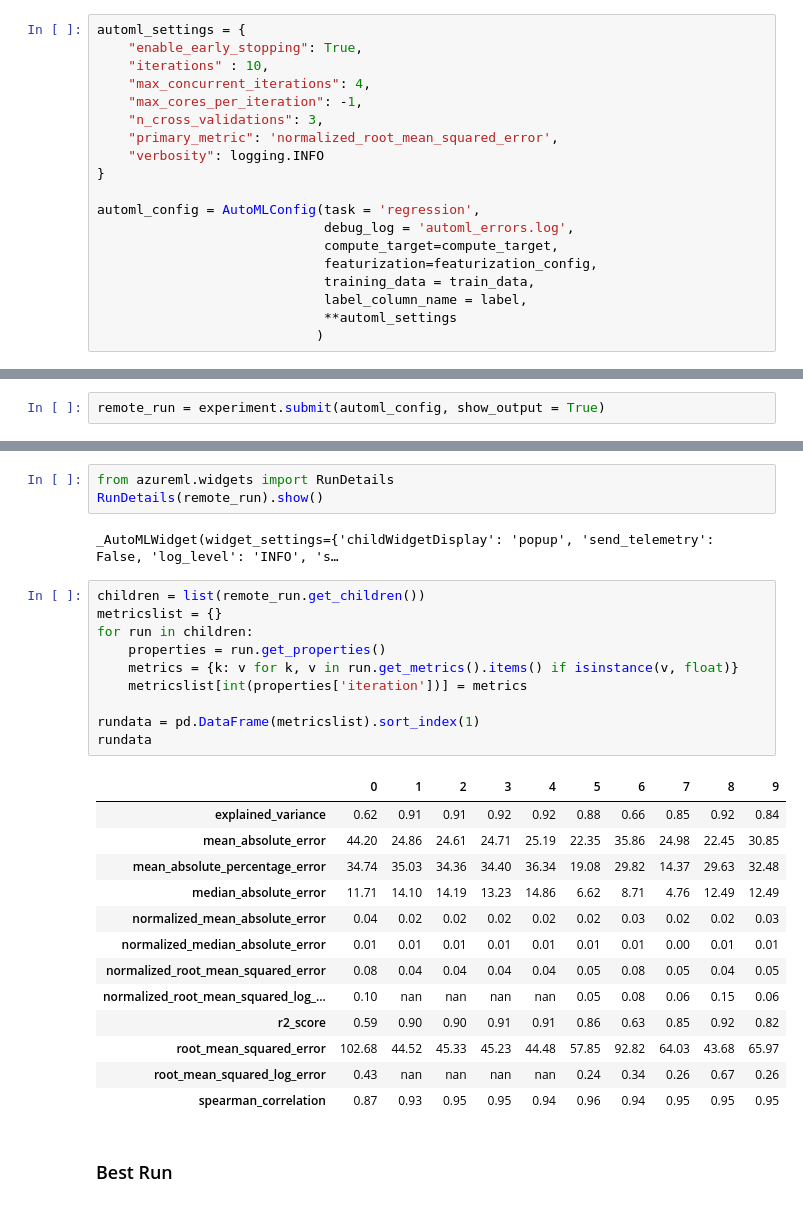
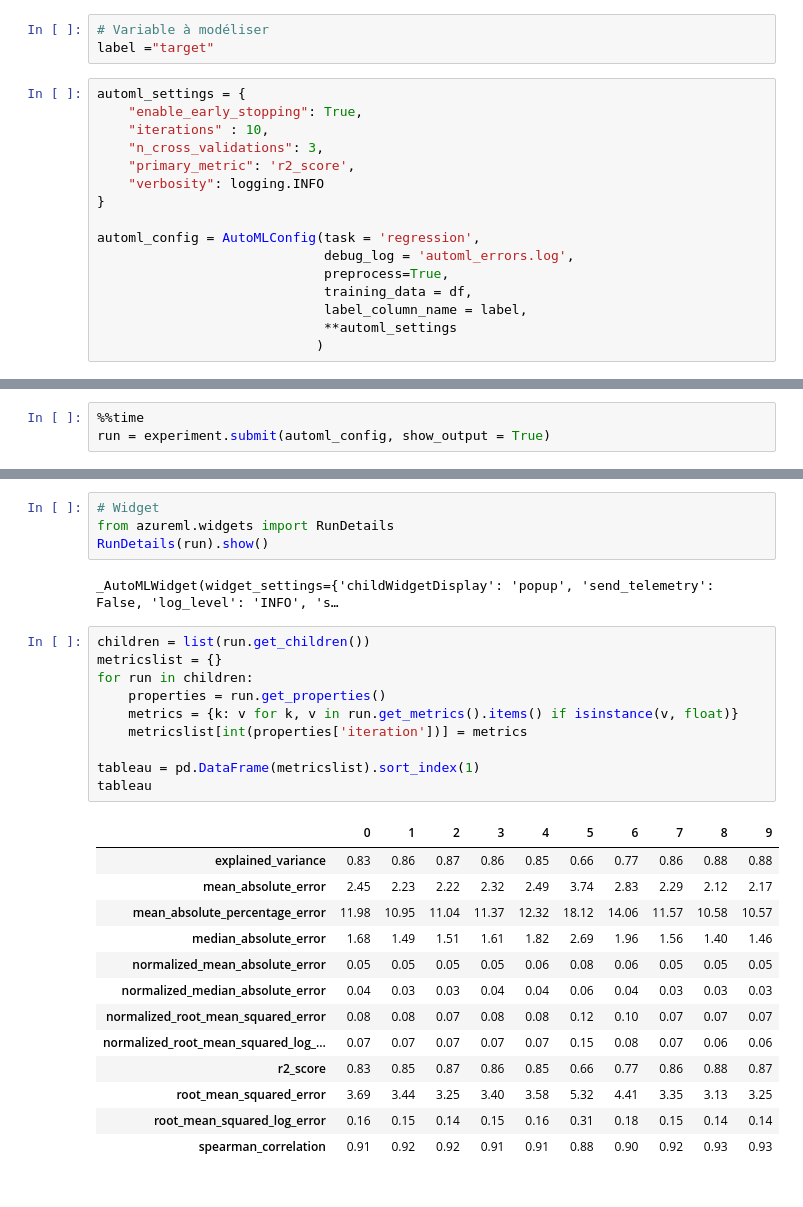
Before and after one commit to retkowsky/WorkshopAML2020, a Jupyter notebook: 3 AutoML Regression.ipynb, the cells around one changed output, grey strips where cells are left out. Saved outputs shown, nothing was run; the diff lists cells and outputs as text.

```diff
--- a/3 AutoML Regression.ipynb
+++ b/3 AutoML Regression.ipynb
@@ -166,24 +138,25 @@ featurization_config.add_transformer_params('Imputer', ['PRP'], {"strategy": "mo
+# %%
+# Variable à modéliser
+label ="target"
 # %%
 automl_settings = {
     "enable_early_stopping": True,
     "iterations" : 10,
-    "max_concurrent_iterations": 4,
-    "max_cores_per_iteration": -1,
     "n_cross_validations": 3,
-    "primary_metric": 'normalized_root_mean_squared_error',
+    "primary_metric": 'r2_score',
     "verbosity": logging.INFO
 }
 
 automl_config = AutoMLConfig(task = 'regression',
                              debug_log = 'automl_errors.log',
-                             compute_target=compute_target,
-                             featurization=featurization_config,
-                             training_data = train_data,
+                             preprocess=True,
+                             training_data = df,
                              label_column_name = label,
                              **automl_settings
                             )
 # %% [markdown]
 ## 4. AutoML
 # %%
-remote_run = experiment.submit(automl_config, show_output = True)
+%%time
+run = experiment.submit(automl_config, show_output = True)
 # %% [output]
@@ -212,31 +185,30 @@ remote_run
 # %%
+# Widget
 from azureml.widgets import RunDetails
-RunDetails(remote_run).show()
+RunDetails(run).show()
 # %% [output]
 _AutoMLWidget(widget_settings={'childWidgetDisplay': 'popup', 'send_telemetry': False, 'log_level': 'INFO', 's…
 # %%
-children = list(remote_run.get_children())
+children = list(run.get_children())
 metricslist = {}
 for run in children:
     properties = run.get_properties()
     metrics = {k: v for k, v in run.get_metrics().items() if isinstance(v, float)}
     metricslist[int(properties['iteration'])] = metrics
 
-rundata = pd.DataFrame(metricslist).sort_index(1)
-rundata
+tableau = pd.DataFrame(metricslist).sort_index(1)
+tableau
 # %% [output]
 |  | 0 | 1 | 2 | 3 | 4 | 5 | 6 | 7 | 8 | 9 |
-| explained_variance | 0.62 | 0.91 | 0.91 | 0.92 | 0.92 | 0.88 | 0.66 | 0.85 | 0.92 | 0.84 |
-| mean_absolute_error | 44.20 | 24.86 | 24.61 | 24.71 | 25.19 | 22.35 | 35.86 | 24.98 | 22.45 | 30.85 |
-| mean_absolute_percentage_error | 34.74 | 35.03 | 34.36 | 34.40 | 36.34 | 19.08 | 29.82 | 14.37 | 29.63 | 32.48 |
-| median_absolute_error | 11.71 | 14.10 | 14.19 | 13.23 | 14.86 | 6.62 | 8.71 | 4.76 | 12.49 | 12.49 |
-| normalized_mean_absolute_error | 0.04 | 0.02 | 0.02 | 0.02 | 0.02 | 0.02 | 0.03 | 0.02 | 0.02 | 0.03 |
-| normalized_median_absolute_error | 0.01 | 0.01 | 0.01 | 0.01 | 0.01 | 0.01 | 0.01 | 0.00 | 0.01 | 0.01 |
-| normalized_root_mean_squared_error | 0.08 | 0.04 | 0.04 | 0.04 | 0.04 | 0.05 | 0.08 | 0.05 | 0.04 | 0.05 |
-| normalized_root_mean_squared_log_... | 0.10 | nan | nan | nan | nan | 0.05 | 0.08 | 0.06 | 0.15 | 0.06 |
-| r2_score | 0.59 | 0.90 | 0.90 | 0.91 | 0.91 | 0.86 | 0.63 | 0.85 | 0.92 | 0.82 |
-| root_mean_squared_error | 102.68 | 44.52 | 45.33 | 45.23 | 44.48 | 57.85 | 92.82 | 64.03 | 43.68 | 65.97 |
-| root_mean_squared_log_error | 0.43 | nan | nan | nan | nan | 0.24 | 0.34 | 0.26 | 0.67 | 0.26 |
-| spearman_correlation | 0.87 | 0.93 | 0.95 | 0.95 | 0.94 | 0.96 | 0.94 | 0.95 | 0.95 | 0.95 |
+| explained_variance | 0.83 | 0.86 | 0.87 | 0.86 | 0.85 | 0.66 | 0.77 | 0.86 | 0.88 | 0.88 |
+| mean_absolute_error | 2.45 | 2.23 | 2.22 | 2.32 | 2.49 | 3.74 | 2.83 | 2.29 | 2.12 | 2.17 |
+| mean_absolute_percentage_error | 11.98 | 10.95 | 11.04 | 11.37 | 12.32 | 18.12 | 14.06 | 11.57 | 10.58 | 10.57 |
+| median_absolute_error | 1.68 | 1.49 | 1.51 | 1.61 | 1.82 | 2.69 | 1.96 | 1.56 | 1.40 | 1.46 |
+| normalized_mean_absolute_error | 0.05 | 0.05 | 0.05 | 0.05 | 0.06 | 0.08 | 0.06 | 0.05 | 0.05 | 0.05 |
+| normalized_median_absolute_error | 0.04 | 0.03 | 0.03 | 0.04 | 0.04 | 0.06 | 0.04 | 0.03 | 0.03 | 0.03 |
+| normalized_root_mean_squared_error | 0.08 | 0.08 | 0.07 | 0.08 | 0.08 | 0.12 | 0.10 | 0.07 | 0.07 | 0.07 |
+| normalized_root_mean_squared_log_... | 0.07 | 0.07 | 0.07 | 0.07 | 0.07 | 0.15 | 0.08 | 0.07 | 0.06 | 0.06 |
+| r2_score | 0.83 | 0.85 | 0.87 | 0.86 | 0.85 | 0.66 | 0.77 | 0.86 | 0.88 | 0.87 |
+| root_mean_squared_error | 3.69 | 3.44 | 3.25 | 3.40 | 3.58 | 5.32 | 4.41 | 3.35 | 3.13 | 3.25 |
+| root_mean_squared_log_error | 0.16 | 0.15 | 0.14 | 0.15 | 0.16 | 0.31 | 0.18 | 0.15 | 0.14 | 0.14 |
+| spearman_correlation | 0.91 | 0.92 | 0.92 | 0.91 | 0.91 | 0.88 | 0.90 | 0.92 | 0.93 | 0.93 |
-# %% [markdown]
-### Best Run
```
Also changed, not shown: parts of 26 cells of this notebook.
